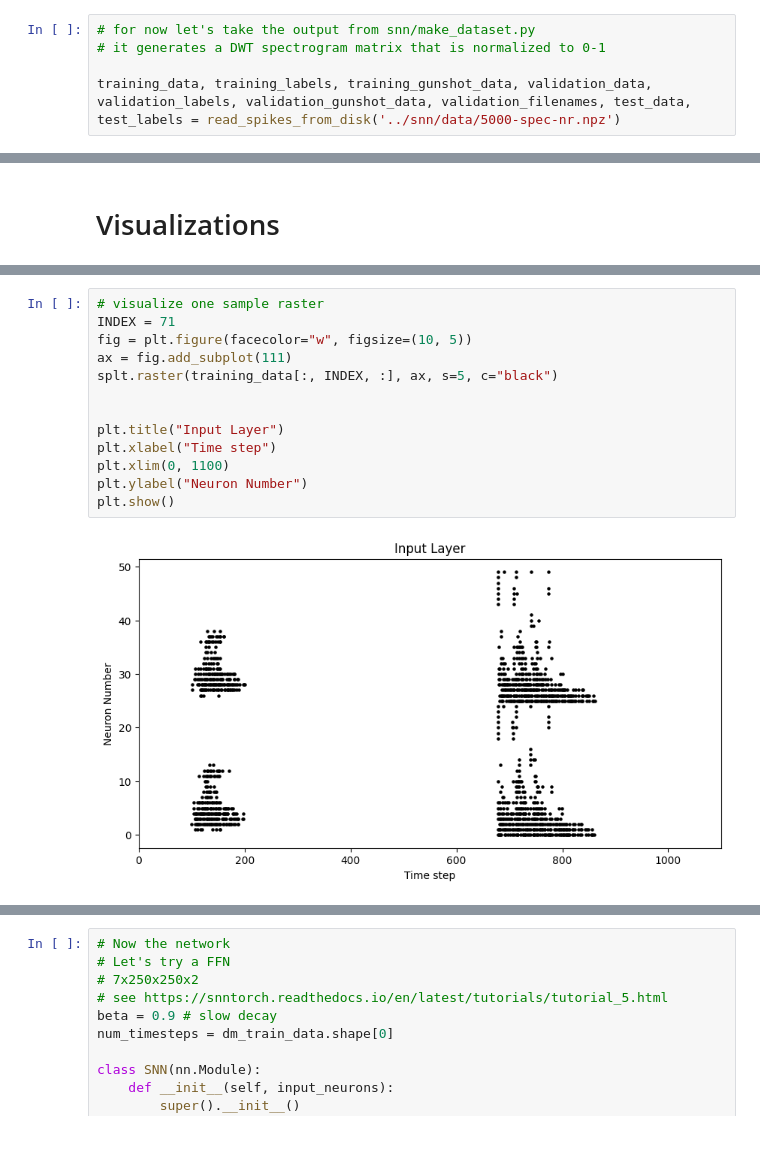
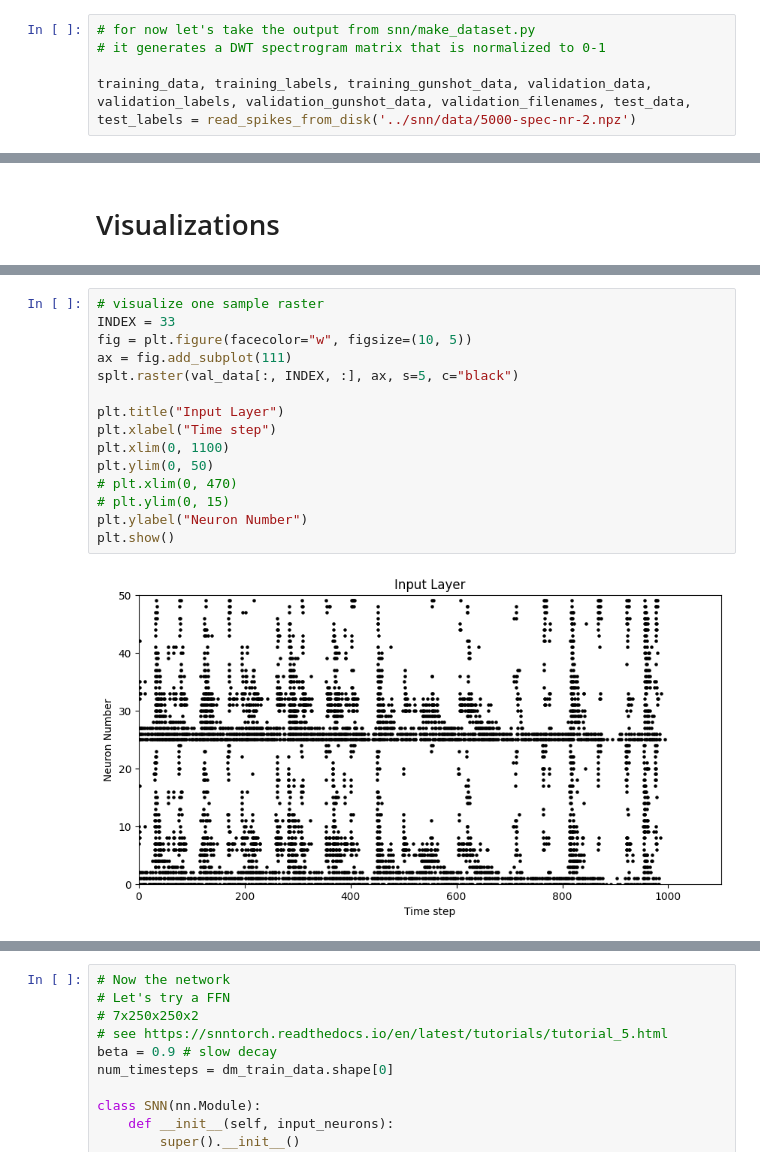
Before and after one commit to khood5/MLAudio, a Jupyter notebook: shotspotter/snn-torch/playground.ipynb, the cells around one changed output, grey strips where cells are left out. Drawn from its saved outputs; the diff is of its cells as text.

Commit message:
result visualizations and inference changes

```diff
--- a/shotspotter/snn-torch/playground.ipynb
+++ b/shotspotter/snn-torch/playground.ipynb
@@ -38,7 +40,7 @@ Each cell is an encoding type, only run one.
 # for now let's take the output from snn/make_dataset.py
 # it generates a DWT spectrogram matrix that is normalized to 0-1
 
-training_data, training_labels, training_gunshot_data, validation_data, validation_labels, validation_gunshot_data, validation_filenames, test_data, test_labels = read_spikes_from_disk('../snn/data/5000-spec-nr.npz')
+training_data, training_labels, training_gunshot_data, validation_data, validation_labels, validation_gunshot_data, validation_filenames, test_data, test_labels = read_spikes_from_disk('../snn/data/5000-spec-nr-2.npz')
 # %%
 # S2S ENCODING
 # temporary function just to convert data from s2s format from make_data.py to snntorch format
@@ -111,17 +122,19 @@ dm_val_data = spikegen.delta(val_data, threshold=0.0075)
 # %%
 # visualize one sample raster
-INDEX = 71
+INDEX = 33
 fig = plt.figure(facecolor="w", figsize=(10, 5))
 ax = fig.add_subplot(111)
-splt.raster(training_data[:, INDEX, :], ax, s=5, c="black")
-
+splt.raster(val_data[:, INDEX, :], ax, s=5, c="black")
 
 plt.title("Input Layer")
 plt.xlabel("Time step")
 plt.xlim(0, 1100)
+plt.ylim(0, 50)
+# plt.xlim(0, 470)
+# plt.ylim(0, 15)
 plt.ylabel("Neuron Number")
 plt.show()
 # %% [output]
-[figure, old version]
+[figure, new version]
 # %%
 plt.figure(figsize=(25,5))
```
Also changed, not shown: parts of 12 cells of this notebook, 7 other files.
